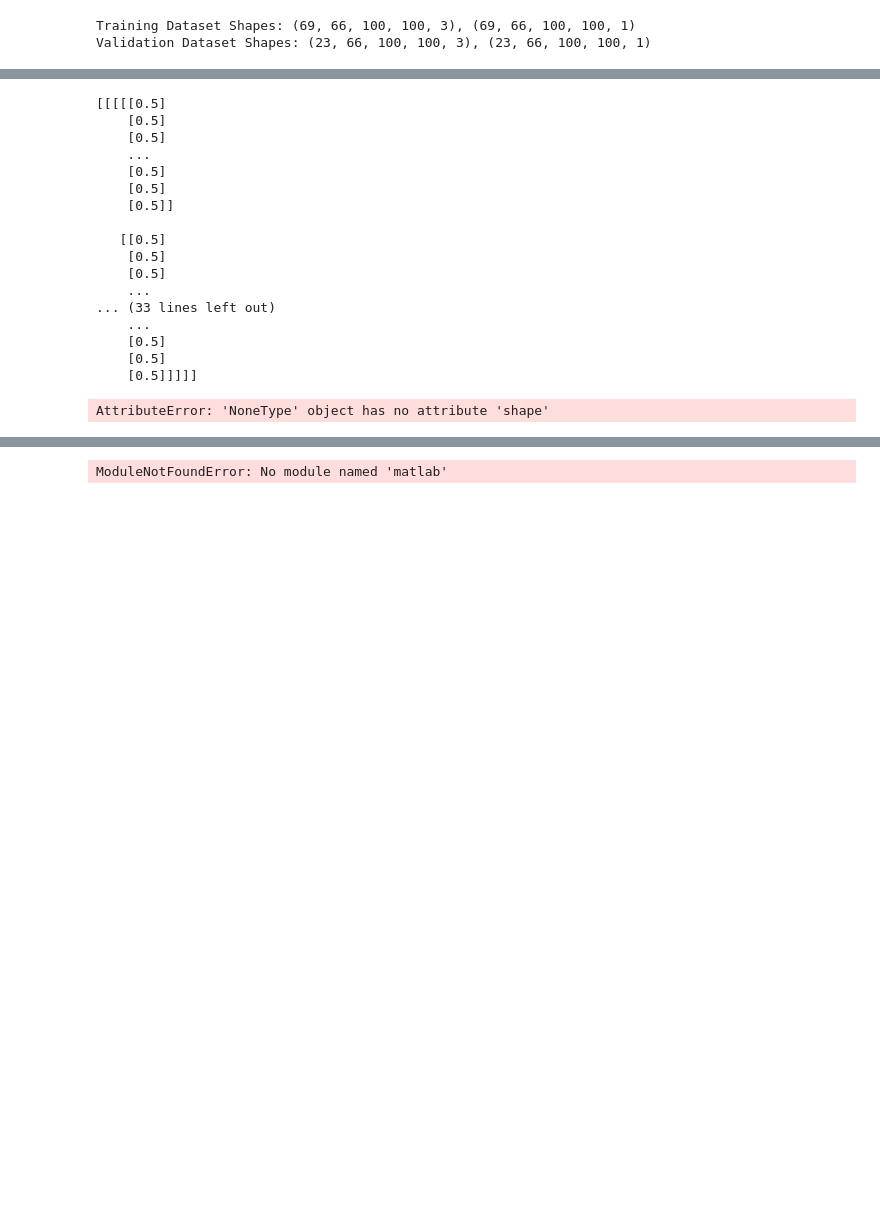
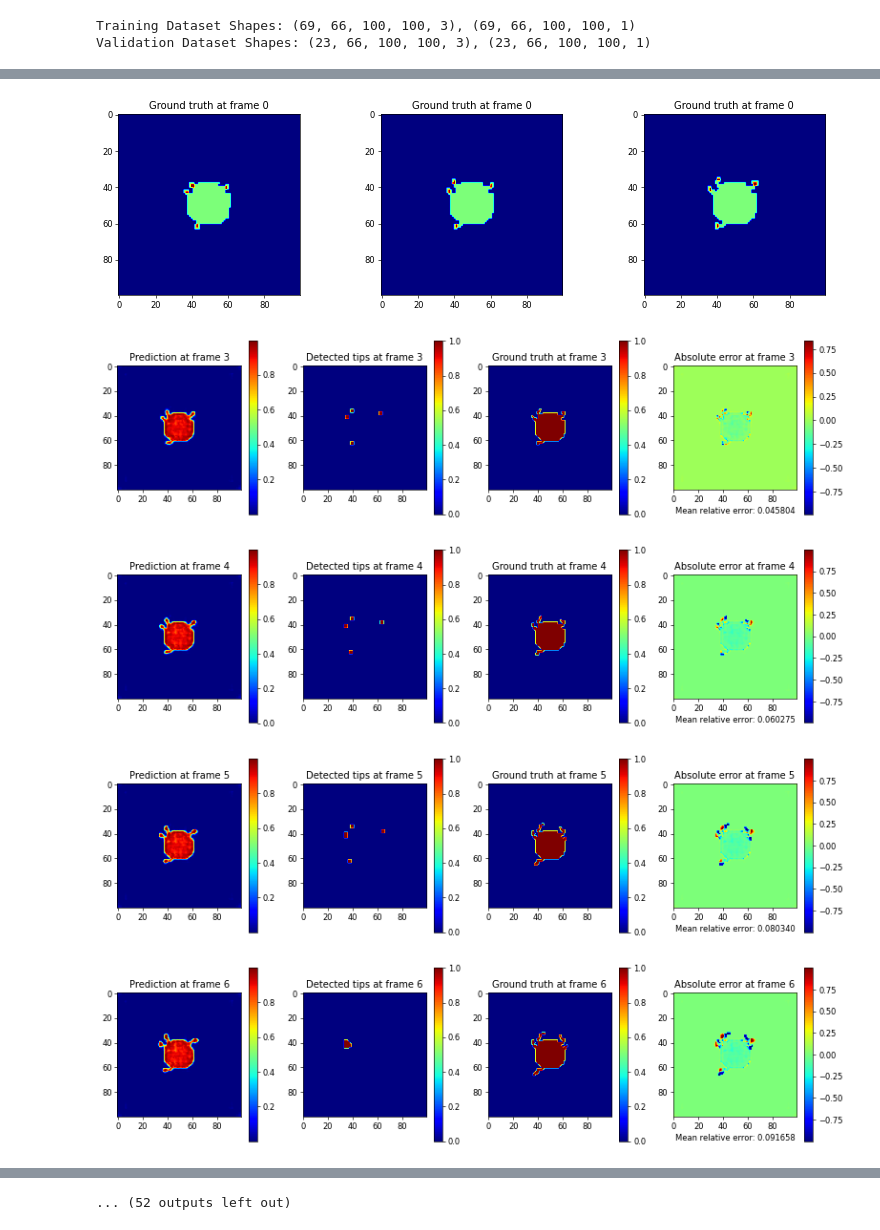
Before and after one commit to kuanrenqian/RecurrentNG, a Jupyter notebook: tensorflow_version/NeuronGrowthML_main_test.ipynb, the cells around one changed output, grey strips where cells are left out. Drawn from its saved outputs; the diff is of its cells as text; code cells hidden in the pictures; blank space fills up the shorter version.

```diff
--- a/tensorflow_version/NeuronGrowthML_main_test.ipynb
+++ b/tensorflow_version/NeuronGrowthML_main_test.ipynb
@@ -60,0 +70,6 @@ dataset.shape
+# %%
+dim0 = dataset.shape[0]*(dataset.shape[1]-5)
+dim0
+
+jj = 0
+for i in range(dataset.shape[0])
@@ -442,6 +417,6 @@ model = keras.models.Model(inp, x6)
 model.compile(
     # loss=keras.losses.MeanSquaredError(reduction="auto", name="mean_squared_error"),
     loss=PINN_loss(),
-    optimizer=keras.optimizers.Adam(learning_rate=1e-10))
+    optimizer=keras.optimizers.Adam(learning_rate=1e-4))
 print(model.summary())
 # %% [output]
@@ -492,7 +467,7 @@ else:
         )
         model.run_eagerly = True
 
-    # model.save('./saved_model/model_conv_lstm_test')
+    model.save('./saved_model/model_conv_lstm_test')
 # %% [output]
 Epoch 1/1000
 Tensor("loss/Mean_1:0", shape=(), dtype=float32)
@@ -531,50 +508,17 @@ def push(input, cutoff):
     input[input>cutoff*max_input] = 1
     input[input<=cutoff*max_input] = 0
     return input
-# %%
-rand_case = np.random.randint((len(val_dataset)))
-
-example_x = x_val[rand_case,...]
-example_y = y_val[rand_case,...]
-
-x_in = np.expand_dims(np.expand_dims(example_x[0,...],axis=0),axis=0)
-
-new_prediction = model.predict(x_in,verbose="0")
-print(new_prediction).shape
-
-plt.figure(figsize=(16, 4), dpi=60)
-plt.imshow(new_prediction[0,0,:,:,0], cmap='jet')
-plt.colorbar()
-# %% [output]
-[[[[[0.5]
-    [0.5]
-    [0.5]
-    ...
-    [0.5]
-    [0.5]
-    [0.5]]
-
-   [[0.5]
-    [0.5]
-    [0.5]
-    ...
-... (33 lines left out)
-    ...
-    [0.5]
-    [0.5]
-    [0.5]]]]]
-AttributeError: 'NoneType' object has no attribute 'shape'
 # %%
 import matlab.engine
 eng = matlab.engine.start_matlab()
-model = keras.models.load_model('./saved_model/model_conv_lstm', compile=False)
-model.compile(loss=mreloss)
+# model = keras.models.load_model('./saved_model/model_conv_lstm', compile=False)
+# model.compile(loss=mreloss)
 
 rand_case = np.random.randint((len(val_dataset)))
 
 example_x = x_val[rand_case,...]
 example_y = y_val[rand_case,...]
-example_tips = tips_val[rand_case,...]
+# example_tips = tips_val[rand_case,...]
 
 plt.figure(figsize=(16, 4), dpi=60)
 plt.subplot(1,3,1)
@@ -612,31 +556,36 @@ for i in range(example_x.shape[0]-3):
     x_in = temp
 
     mre = np.sqrt(np.sum(np.square(new_prediction[0,0,:,:,0]-example_y[i,:,:,0])/(new_prediction.shape[2]*new_prediction.shape[3])))
 
     plt.figure(figsize=(16, 4), dpi=60)
 
     plt.subplot(1,4,1)
     plt.imshow(new_prediction[0,0,:,:,0], cmap='jet')
     plt.colorbar()
     plt.title('Prediction at frame %d'%(i+3))
 
     plt.subplot(1,4,2)
     plt.imshow(tips, cmap='jet')
     plt.colorbar()
     plt.title('Detected tips at frame %d'%(i+3))
 
     plt.subplot(1,4,3)
     plt.imshow(example_y[i,:,:,0], cmap='jet')
     plt.colorbar()
     plt.title('Ground truth at frame %d'%(i+3))
 
     plt.subplot(1,4,4)
     plt.imshow(new_prediction[0,0,:,:,0]-example_y[i,:,:,0], cmap='jet')
     plt.colorbar()
     plt.title('Absolute error at frame %d'%(i+3))
     plt.xlabel('Mean relative error: %f'%mre)
 
     plt.show()
 
-# eng.quit()
+eng.quit()
 # %% [output]
+[figure, added]
+[figure, added]
+[figure, added]
+[figure, added]
+[figure, added]
@@ -643,4 +599,4 @@ for i in range(example_x.shape[0]-3):
-ModuleNotFoundError: No module named 'matlab'
+... (52 outputs left out)
 # %%
 import matlab.engine
 from tqdm import tqdm
```
Also changed, not shown: parts of 15 cells of this notebook, 5 other files.
